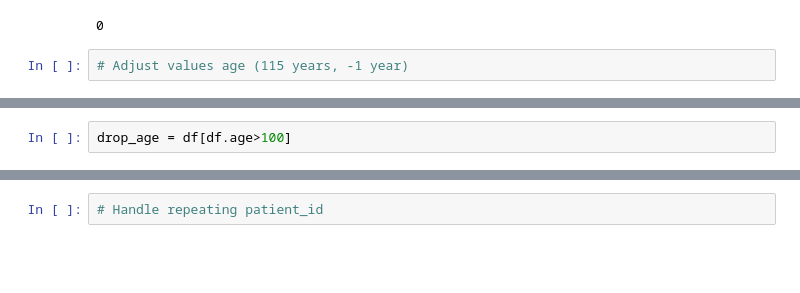
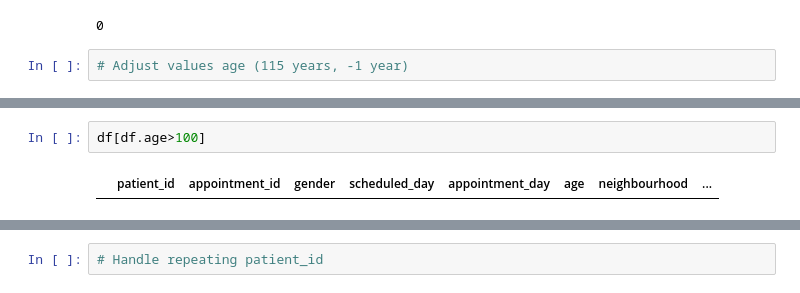
Before and after one commit to annesteinbach/supervised_learning_implementation, a Jupyter notebook: supervised_learning.ipynb, the cells around one changed output, grey strips where cells are left out. Drawn from its saved outputs; the diff is of its cells as text; blank space fills up the shorter version.

```diff
--- a/supervised_learning.ipynb
+++ b/supervised_learning.ipynb
@@ -231,3 +211,5 @@ memory usage: 11.8+ MB
 # %%
-drop_age = df[df.age>100]
+df[df.age>100]
+# %% [output]
+|  | patient_id | appointment_id | gender | scheduled_day | appointment_day | age | neighbourhood | ... |
 # %%
```
Also changed, not shown: parts of 5 cells of this notebook.
